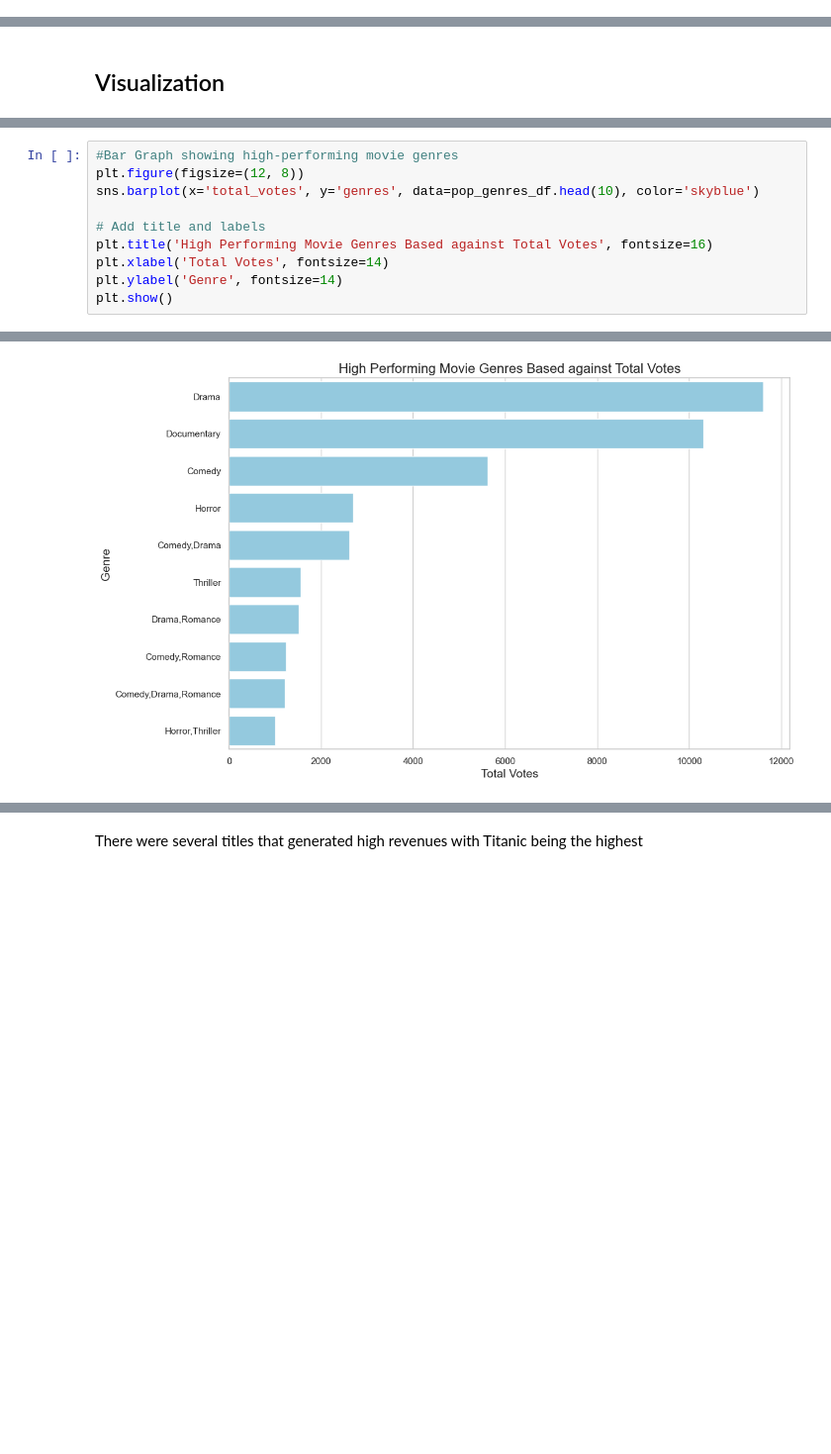
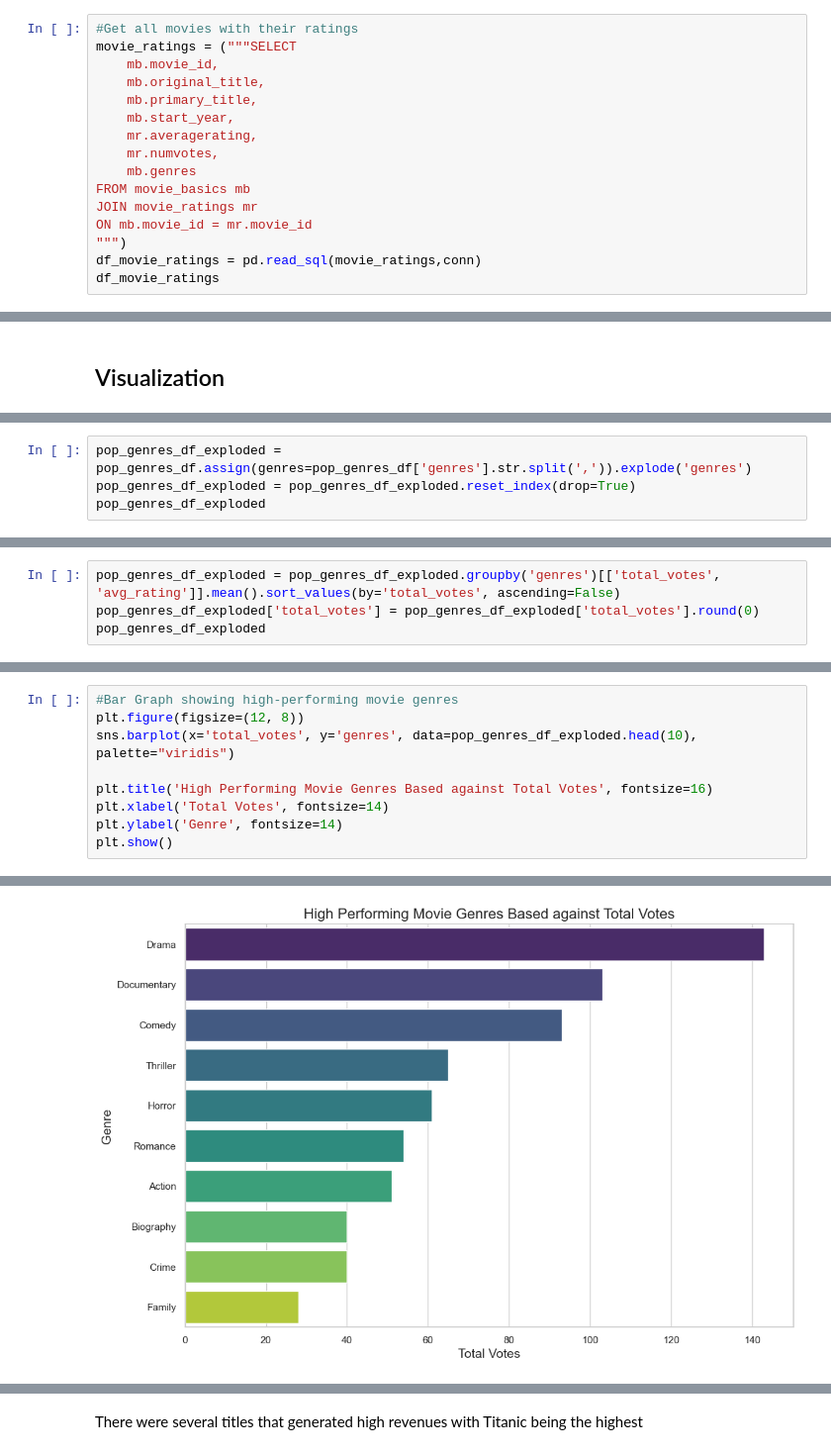
Before and after one commit to Kosilei-web/Phase_2_project_Group_5, a Jupyter notebook: index.ipynb, the cells around one changed output, grey strips where cells are left out. Shown at 99% size. Cells and saved outputs as stored; diff of their text form; blank space fills up the shorter version.

Commit message:
Fix on, duplicated genres and primary profession

```diff
--- a/index.ipynb
+++ b/index.ipynb
@@ -275,0 +227,16 @@ Questions to consider:
+# %%
+#Get all movies with their ratings
+movie_ratings = ("""SELECT
+    mb.movie_id,
+    mb.original_title,
+    mb.primary_title,
+    mb.start_year,
+    mr.averagerating,
+    mr.numvotes,
+    mb.genres
+FROM movie_basics mb
+JOIN movie_ratings mr
+ON mb.movie_id = mr.movie_id
+""")
+df_movie_ratings = pd.read_sql(movie_ratings,conn)
+df_movie_ratings
@@ -570,0 +841,4 @@ Questions to consider:
+# %%
+pop_genres_df_exploded = pop_genres_df.assign(genres=pop_genres_df['genres'].str.split(',')).explode('genres')
+pop_genres_df_exploded = pop_genres_df_exploded.reset_index(drop=True)
+pop_genres_df_exploded
@@ -570,0 +859,4 @@ Questions to consider:
+# %%
+pop_genres_df_exploded = pop_genres_df_exploded.groupby('genres')[['total_votes', 'avg_rating']].mean().sort_values(by='total_votes', ascending=False)
+pop_genres_df_exploded['total_votes'] = pop_genres_df_exploded['total_votes'].round(0)
+pop_genres_df_exploded
@@ -571,9 +882,8 @@ Questions to consider:
 # %%
 #Bar Graph showing high-performing movie genres
 plt.figure(figsize=(12, 8))
-sns.barplot(x='total_votes', y='genres', data=pop_genres_df.head(10), color='skyblue')
+sns.barplot(x='total_votes', y='genres', data=pop_genres_df_exploded.head(10), palette="viridis")
 
-# Add title and labels
 plt.title('High Performing Movie Genres Based against Total Votes', fontsize=16)
 plt.xlabel('Total Votes', fontsize=14)
 plt.ylabel('Genre', fontsize=14)
@@ -582 +895 @@ plt.show()
-[figure, old version]
+[figure, new version]
```
Also changed, not shown: parts of 104 cells of this notebook.
